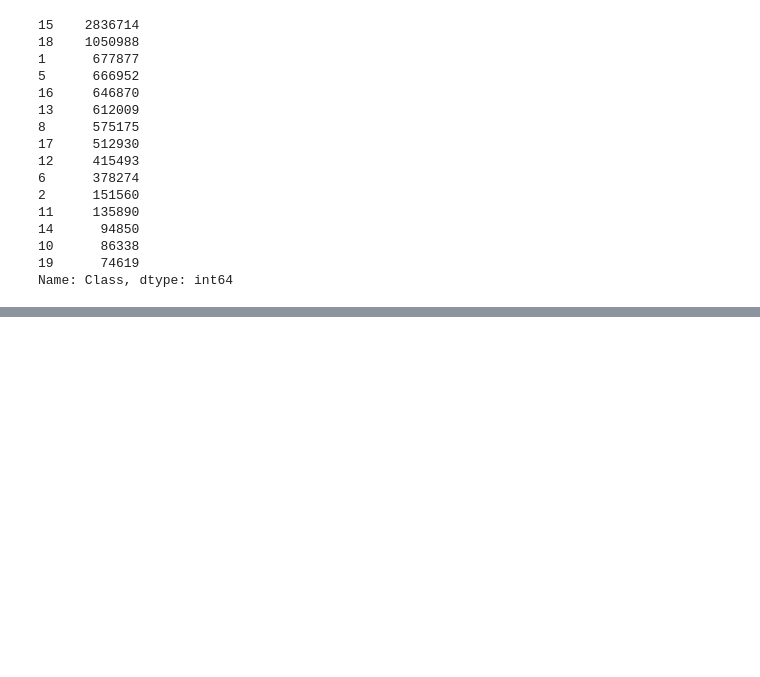
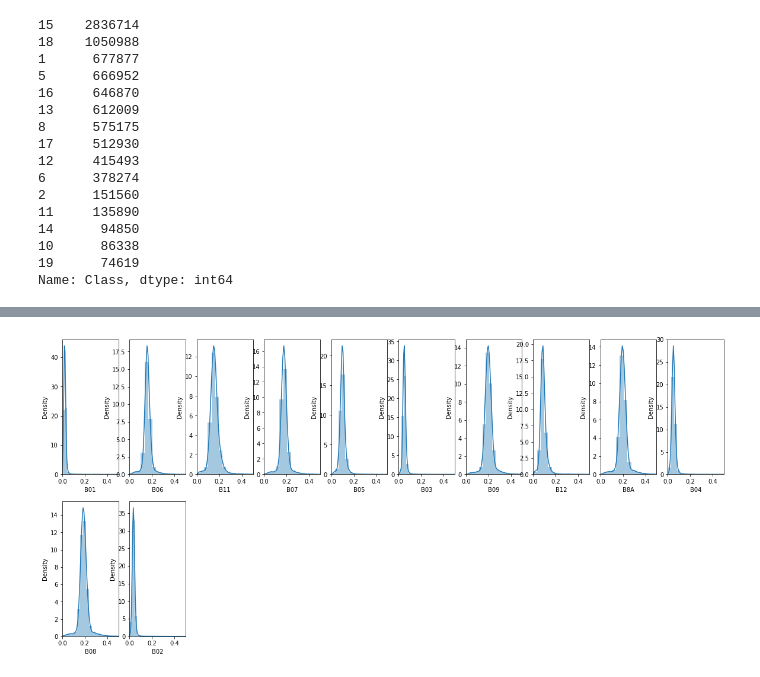
Before and after one commit to MudSnail/Land_Cover_Classification, a Jupyter notebook: EDA.ipynb, the cells around one changed output, grey strips where cells are left out. Saved outputs shown, nothing was run; the diff lists cells and outputs as text; code cells hidden in the pictures; blank space fills up the shorter version.

```diff
--- a/EDA.ipynb
+++ b/EDA.ipynb
@@ -86,0 +122,5 @@ Name: Class, dtype: int64
+# %%
+#Check skewness of Class 2
+plot_class_distributions(2, 0, 0.5)
+# %% [output]
+[figure, added]
```
Also changed, not shown: parts of 22 cells of this notebook.
